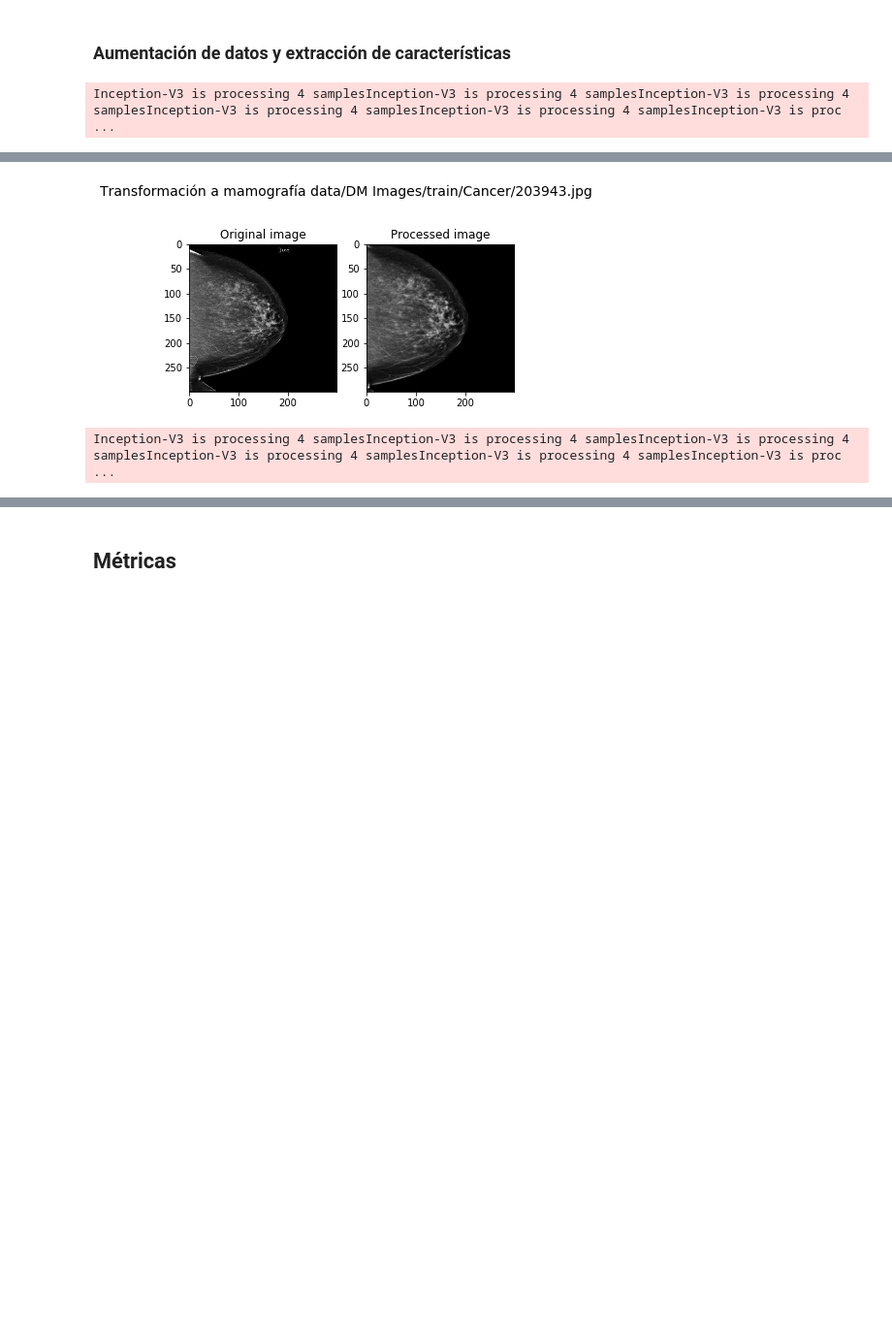
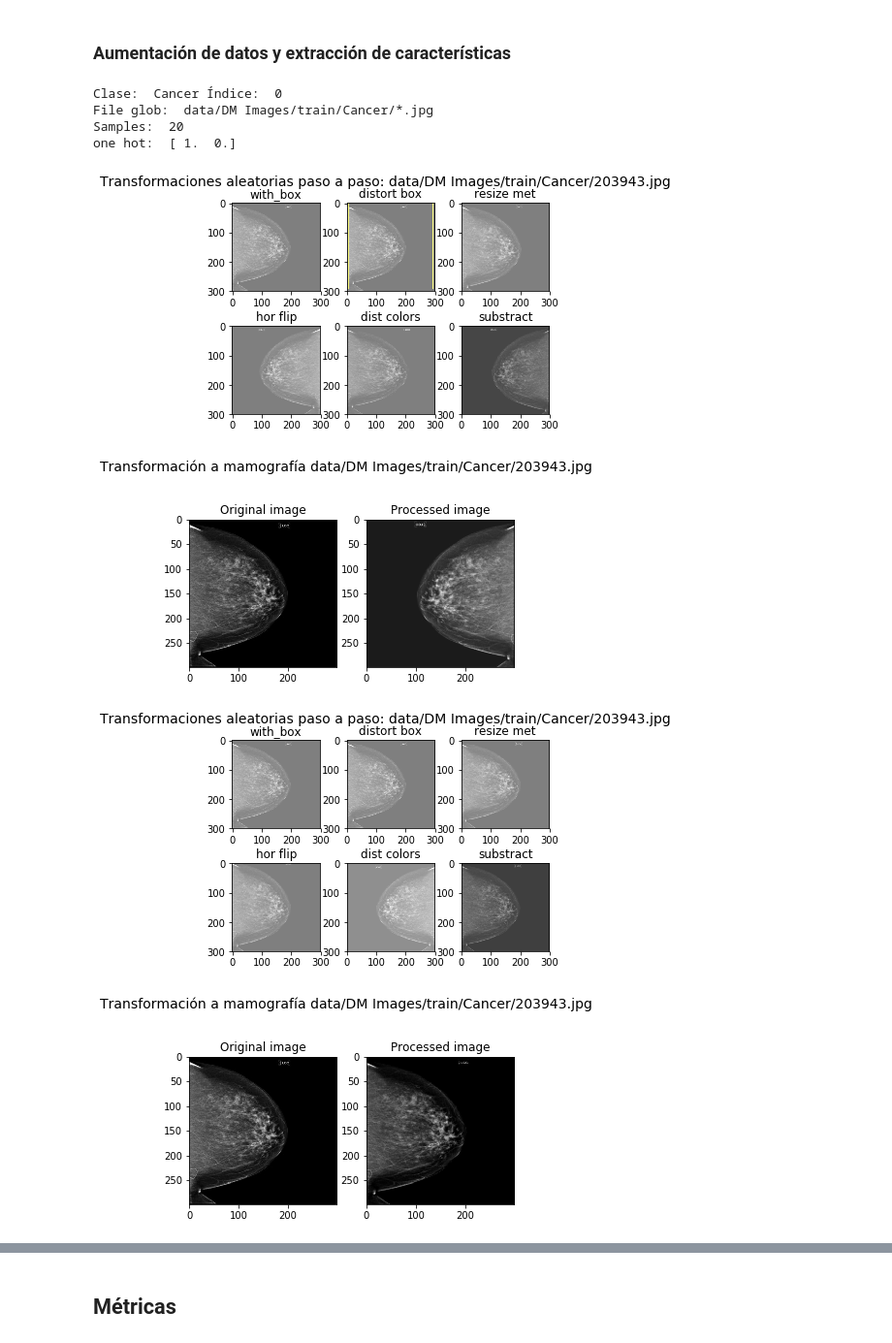
Before and after one commit to chrifer7/inf659-inception, a Jupyter notebook: transfer_learning/dm-challenge.ipynb, the cells around one changed output, grey strips where cells are left out. Shown at 97% size. Cells and saved outputs as stored; diff of their text form; code cells hidden in the pictures; blank space fills up the shorter version.

Commit message:
Impresión selectiva de imágenes generadas por el data augmentation

```diff
--- a/transfer_learning/dm-challenge.ipynb
+++ b/transfer_learning/dm-challenge.ipynb
@@ -192,7 +192,7 @@ def distorted_bounding_box_crop(image,
     return cropped_image, distort_bbox
 
 
-def preprocess_for_train(image, height, width, plot_image, _plot_image, bbox,
+def preprocess_for_train(image, height, width, bbox, _plot_image, imagedir,
                          fast_mode=True,
                          scope=None):
   """Distort one image for training a network.
@@ -233,13 +233,15 @@ def preprocess_for_train(image, height, width, plot_image, _plot_image, bbox,
 
     if _plot_image:
         fig = plt.figure() #figsize = (2, 3)
-        fig.suptitle("Transformaciones aleatorias paso a paso", fontsize=14)
+        fig.suptitle("Transformaciones aleatorias paso a paso: %s"%imagedir, fontsize=14)
 
     #print(image_with_box)
     if _plot_image:
         plot_transform_steps(fig, image_with_box[0], 2, 3, 1, "with_box", False)
 
     tf.summary.image('image_with_bounding_boxes', image_with_box)
+
+    # Falta agregar rotación mínima aleatoria con cropping de fondo obligatorio
 
     #Añadido para no recortar demasiado las mamografías
     min_object_covered = 0.9
@@ -342,8 +344,8 @@ def preprocess_for_eval(image, height, width,
 
 
 def preprocess_image(image, height, width,
-                     _plot_image=False,
                      is_training=False,
+                     _plot_image=False, imagedir = '',
                      bbox=None,
                      fast_mode=True):
   """Pre-process one image for training or evaluation.
@@ -367,7 +369,7 @@ def preprocess_image(image, height, width,
   """
   if is_training:
     #print ("Preprocess for Training...")
-    return preprocess_for_train(image, height, width, _plot_image, bbox, fast_mode)
+    return preprocess_for_train(image, height, width, bbox, _plot_image, imagedir, fast_mode)
   else:
     #print ("Preprocess for Evaluation...")
     return preprocess_for_eval(image, height, width)
@@ -399,7 +401,7 @@ def getvector(imagedir, is_training = False, image_type = 'jpg', plot_image = Fa
             return None
 
         #processed_image = inception_preprocessing.preprocess_image(image, image_size, image_size, is_training)
-        processed_image = preprocess_image(image, image_size, image_size, is_training)
+        processed_image = preprocess_image(image, image_size, image_size, is_training, plot_image, imagedir)
         processed_images = tf.expand_dims(processed_image, 0)
 
         # Create the model, use the default arg scope to configure the batch norm parameters.
@@ -447,8 +449,9 @@ def getvector(imagedir, is_training = False, image_type = 'jpg', plot_image = Fa
 #Procesamiento
 data_inputs = []
 data_labels = []
-factor_data_augmentation = 100
-number_of_plots = 5
+factor_data_augmentation = 10
+n_of_files_to_plot = 5
+n_gen_samples_to_plot = 2
 
 # Checking if the 2048-dimensional vector representations of the training images are already available
 if os.path.isfile('./data/DM Images/data_inputs.txt') and os.path.isfile('./data/DM Images/data_labels.txt'):
@@ -486,36 +489,53 @@ else:
             #bar = Bar('Inception-V3 is processing images:', max=300)
             #bar = Bar('Inception-V3 is processing images:', max=len(file_list))
 
             one_hot_row = np.zeros(n_classes)
             one_hot_row[i_class] = 1
             print('one hot: ', one_hot_row)
 
-            pbar = tqdm(total=len(file_list)*factor_data_augmentation)
-            pbar.set_description("Inception-V3 is processing %i samples" % len(file_list)*factor_data_augmentation)
-            i = 0
+            n_data_gen = len(file_list)*factor_data_augmentation
+            pbar = tqdm(total=n_data_gen)
+            pbar.set_description("\nExtrayendo características de %i muestras generadas de %s" % (n_data_gen, class_name))
+            i = 0 #para contar cuántas mamografías por cada clase ploteo
+            plot_image = False
             for file_name in file_list:
                 #tqdm.write("Processing:  %s" % file_name)
                 #Aumentación de datos y extracción de características
+                if (i < n_of_files_to_plot):
+                        plot_image = True
+
+                j = 0
                 for i in range(factor_data_augmentation):
-                    if (i < number_of_plots):
+                    if (i < n_gen_samples_to_plot):
                         plot_image = True
                     data_inputs.append(getvector(file_name, True, 'jpg', plot_image))
                     data_labels.append(one_hot_row)
                     pbar.update(1)
-                    i = i + 1
+
                     plot_image = False
+                    j = j + 1
+
+                plot_image = False
+                i = i + 1
                 #bar.next()
 
             i_class = i_class + 1
             pbar.close()
     #bar.finish()
 
     os.environ['TF_CPP_MIN_LOG_LEVEL'] = '0'
     tf.logging.set_verbosity(tf.logging.DEBUG)
 
     np.savetxt('data/DM Images/data_inputs.txt', data_inputs)
     np.savetxt('data/DM Images/data_labels.txt', data_labels)
 
     print('Datos grabados en un archivo.')
 # %% [output]
-Inception-V3 is processing 4 samplesInception-V3 is processing 4 samplesInception-V3 is processing 4 samplesInception-V3 is processing 4 samplesInception-V3 is processing 4 samplesInception-V3 is proc ...
+Clase:  Cancer Índice:  0
+File glob:  data/DM Images/train/Cancer/*.jpg
+Samples:  20
+one hot:  [ 1.  0.]
+[figure, new version]
+[figure, added]
+[figure, added]
+[figure, added]
@@ -526,3 +550 @@ one hot:  [ 1.  0.]
-[figure, old version]
-Inception-V3 is processing 4 samplesInception-V3 is processing 4 samplesInception-V3 is processing 4 samplesInception-V3 is processing 4 samplesInception-V3 is processing 4 samplesInception-V3 is proc ...
 # %% [markdown]
```
Also changed, not shown: parts of 8 cells of this notebook, 5 other files.
